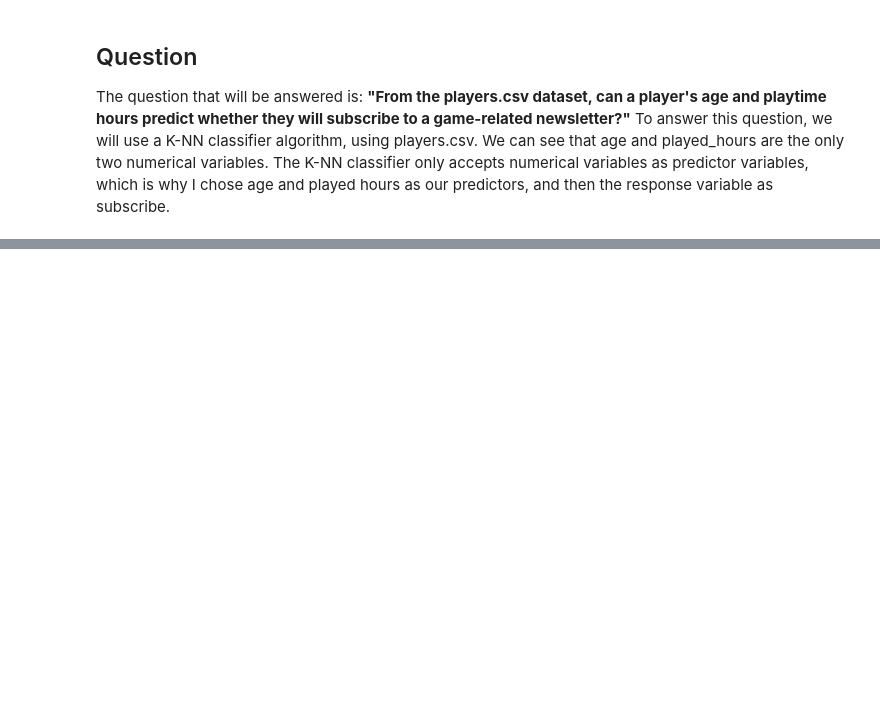
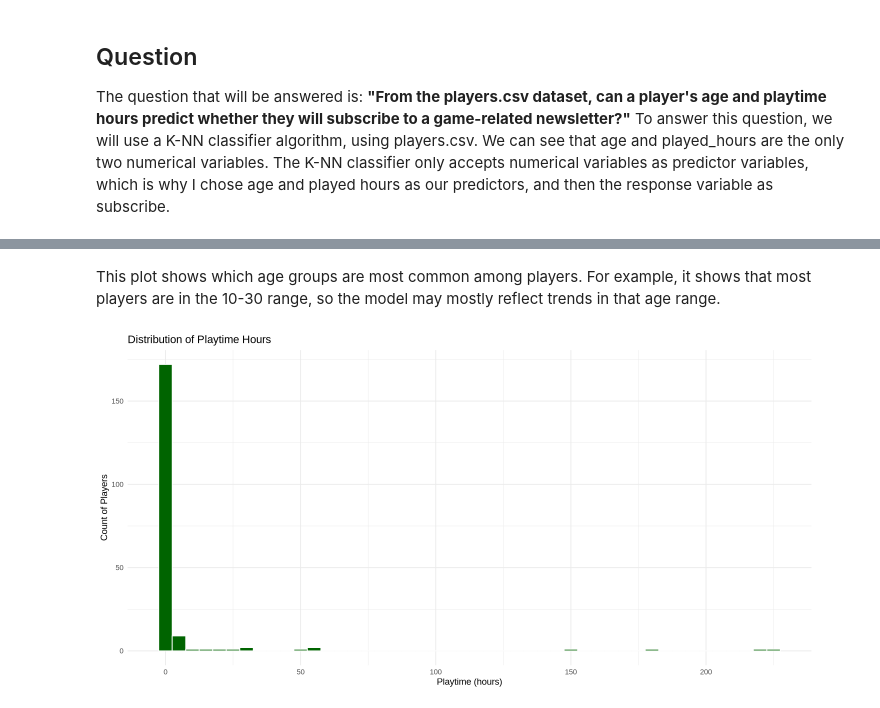
Before and after one commit to sefu06/dsci-100-2025-w1-group-008-07, a Jupyter notebook: individual planning stage/planning.ipynb, the cells around one changed output, grey strips where cells are left out. Cells and saved outputs as stored; diff of their text form; code cells hidden in the pictures; blank space fills up the shorter version.

```diff
--- a/individual planning stage/planning.ipynb
+++ b/individual planning stage/planning.ipynb
@@ -42,0 +104,11 @@ The question that will be answered is: **"From the players.csv dataset, can a pl
+# %% [markdown]
+This plot shows which age groups are most common among players. For example, it shows that most players are in the 10-30 range, so the model may mostly reflect trends in that age range.
+# %%
+ggplot(players_data, aes(x = played_hours)) +
+  geom_histogram(binwidth = 5, fill = "darkgreen", color = "white") +
+  labs(title = "Distribution of Playtime Hours",
+       x = "Playtime (hours)",
+       y = "Count of Players") +
+  theme_minimal()
+# %% [output]
+[figure, added]
```
Also changed, not shown: parts of 12 cells of this notebook.
